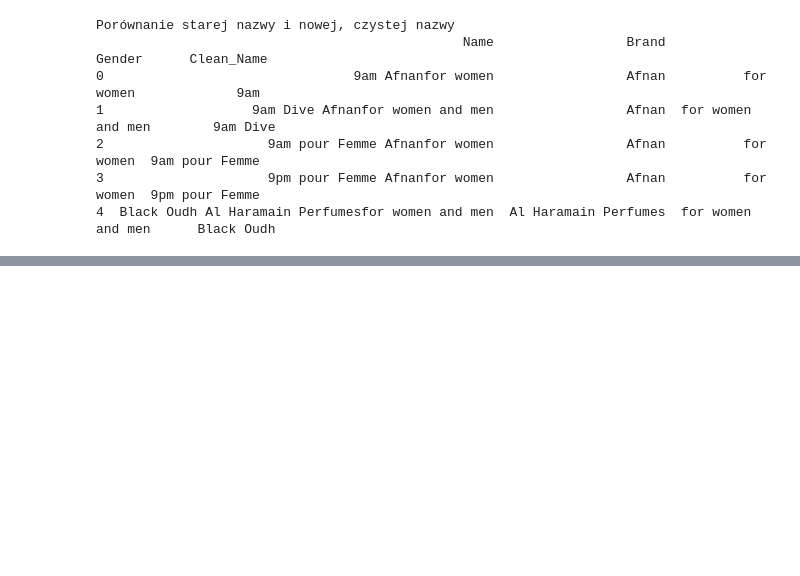
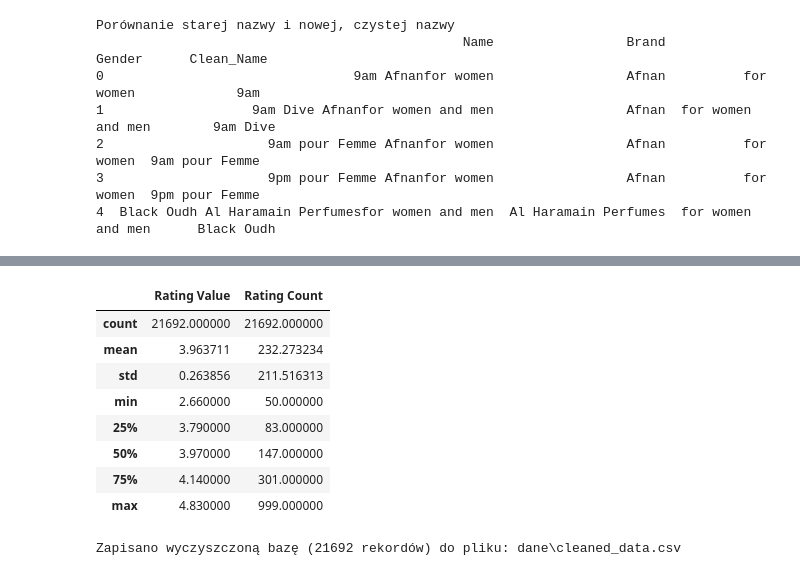
Before and after one commit to adamdobrogowski/semantic-perfume-search-app, a Jupyter notebook: data_cleaning.ipynb, the cells around one changed output, grey strips where cells are left out. Cells and saved outputs as stored; diff of their text form; code cells hidden in the pictures; blank space fills up the shorter version.

```diff
--- a/data_cleaning.ipynb
+++ b/data_cleaning.ipynb
@@ -124,0 +181,23 @@ df_cleaned.head()
+# %%
+df_cleaned.describe()
+# %% [output]
+|  | Rating Value | Rating Count |
+| count | 21692.000000 | 21692.000000 |
+| mean | 3.963711 | 232.273234 |
+| std | 0.263856 | 211.516313 |
+| min | 2.660000 | 50.000000 |
+| 25% | 3.790000 | 83.000000 |
+| 50% | 3.970000 | 147.000000 |
+| 75% | 4.140000 | 301.000000 |
+| max | 4.830000 | 999.000000 |
+# %%
+import os
+
+folder_path = 'dane'
+file_path = os.path.join(folder_path, 'cleaned_data.csv')
+
+df_cleaned.to_csv(file_path, index=False, encoding='utf-8')
+
+print(f"Zapisano wyczyszczoną bazę ({df_cleaned.shape[0]} rekordów) do pliku: {file_path}")
+# %% [output]
+Zapisano wyczyszczoną bazę (21692 rekordów) do pliku: dane\cleaned_data.csv
```
Also changed, not shown: parts of 2 cells of this notebook, 1 other file.
